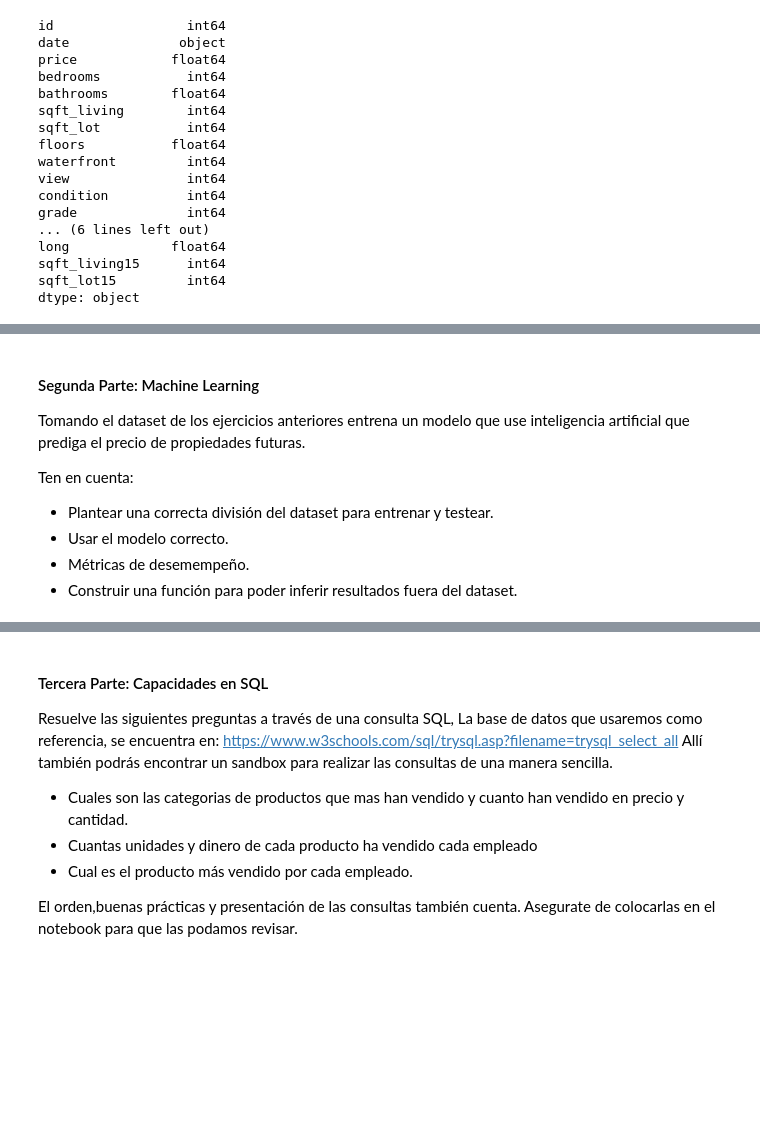
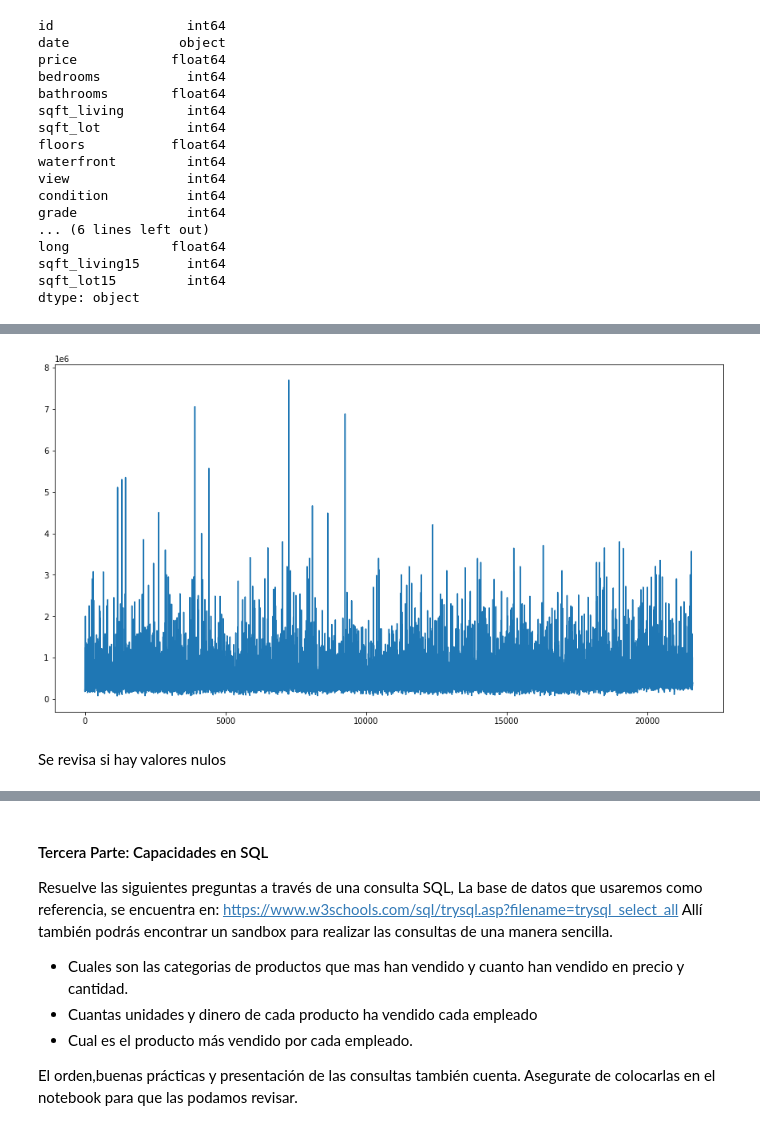
Before and after one commit to ahhnko/andreshalliday, a Jupyter notebook: Desafio_Equinox.ipynb, the cells around one changed output, grey strips where cells are left out. Saved outputs shown, nothing was run; the diff lists cells and outputs as text; code cells hidden in the pictures; blank space fills up the shorter version.

```diff
--- a/Desafio_Equinox.ipynb
+++ b/Desafio_Equinox.ipynb
@@ -197,10 +263,15 @@ df.describe(include='all')
-# %% [markdown]
-<h4> Segunda Parte: Machine Learning </h4>
-
-Tomando el dataset de los ejercicios anteriores entrena un modelo que use inteligencia artificial que prediga el precio de propiedades futuras.
-
-Ten en cuenta:
-- Plantear una correcta división del dataset para entrenar y testear.
-- Usar el modelo correcto.
-- Métricas de desemempeño.
-- Construir una función para poder inferir resultados fuera del dataset.
+# %%
+plt.figure(figsize=(15,8))
+plt.plot(df.index,df['price'])
+
+# plt.xlabel('Price')
+# plt.ylabel('Probability')
+# plt.title('Histogram of Price')
+# plt.xlim(0, 2100000)
+# plt.ylim(0, 0.0000021)
+# plt.grid(True)
+plt.show()
+# %% [output]
+[figure, added]
+# %% [markdown]
+Se revisa si hay valores nulos
```
Also changed, not shown: parts of 29 cells of this notebook.
